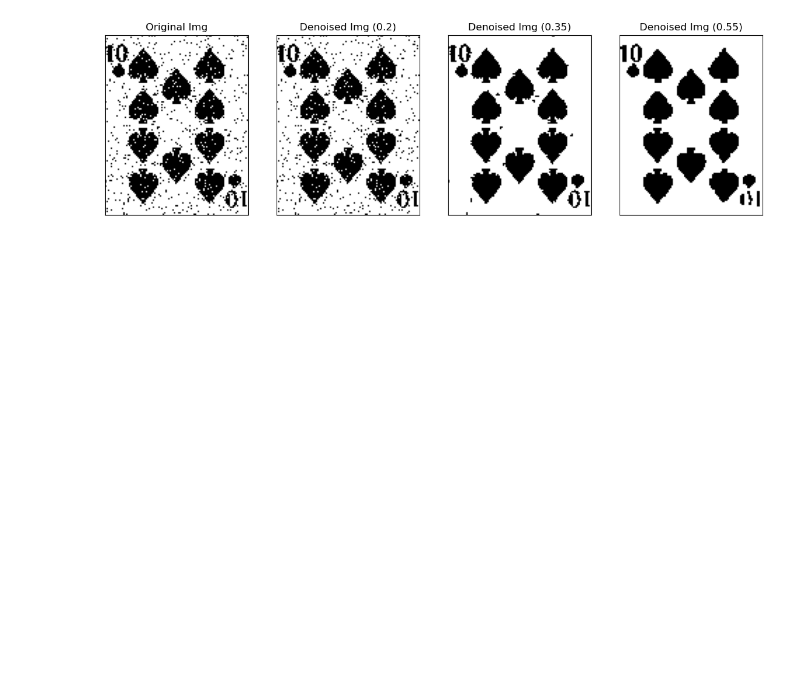
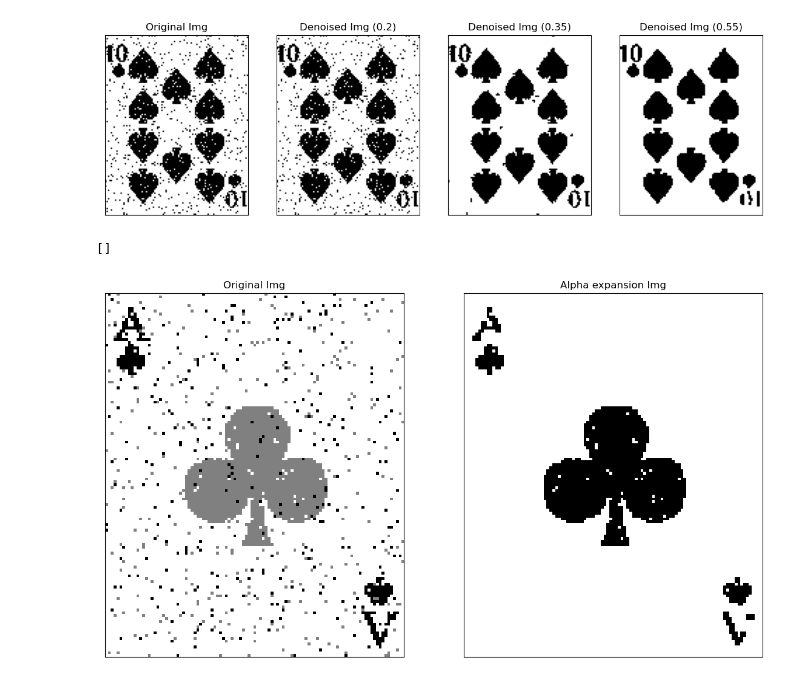
Before and after one commit to Patschwemm/CV_Course, a Jupyter notebook: Sheet05/sheet05.ipynb, the cells around one changed output. Drawn from its saved outputs; the diff is of its cells as text; code cells hidden in the pictures; blank space fills up the shorter version.

```diff
--- a/Sheet05/sheet05.ipynb
+++ b/Sheet05/sheet05.ipynb
@@ -11,3 +9,15 @@ Requirement already satisfied: pymaxflow in c:\users\felix\anaconda3\envs\sheet0
+# %%
+def bern(x, rho):
+    return (rho**x)*(1-rho)**(1-x)
+
+# def bern_0(rho):
+#     return bern(0, rho)
+
+# def bern_1(rho):
+#     return bern(1, rho)
+
+def unary_cost(x, rho):
+    return -np.log(bern(x, rho))
 # %%
 def question_3(img, rho=0.7, pairwise_cost_same=0.005, pairwise_cost_diff=0.2):
     # 1) Define Graph
@@ -17,8 +27,7 @@ def question_3(img, rho=0.7, pairwise_cost_same=0.005, pairwise_cost_diff=0.2):
     nodeids = g.add_grid_nodes(img.shape)
 
     # 3) Compute Unary cost
-    rho = 0.7
-    zcost = -np.log(rho**img * (1-rho)**(1-img))
+    unary = unary_cost(img, rho)
     g.add_grid_edges(nodeids, pairwise_cost_diff)
 
     # 4) Add terminal edges
@@ -58,28 +67,56 @@ for pairwise_cost_diff in pairwise_cost_diffs:
 # %%
 def question_4(img, rho=0.05):
     labels = np.unique(img).tolist()
 
     denoised_img = np.zeros_like(img)
     # Use Alpha expansion binary image for each label
 
     # 1) Define Graph
+    g = maxflow.Graph[float]()
 
     # 2) Add pixels as nodes
+    nodeids = g.add_grid_nodes(img.shape)
 
     # 3) Compute Unary cost
+    unary = unary_cost(img, rho)
+    g.add_grid_edges(nodeids, pairwise_cost_diff)
+
 
     # 4) Add terminal edges
+    g.add_grid_tedges(nodeids, img, 1-img)
+
 
     # 5) Add Node edges
 
     # 6) Maxflow
+    g.maxflow()
 
-    # Do not use the close button on image window to close, instead press enter (or any other key) to close windows.
-    cv2.imshow('Original Img', img)
-    cv2.imshow('Denoised Img', denoised_img), cv2.waitKey(0), cv2.destroyAllWindows()
+
+    sgm = g.get_grid_segments(nodeids)
+    img2 = np.int_(np.logical_not(sgm))
+
+    return img2
+
+
+
 
 image_q4 = cv2.imread('./images/noise2.png', cv2.IMREAD_GRAYSCALE)
 
 # Call solution for question 4,
 # depending on your implementation you may need to change the value of rho
-question_4(image_q4, rho=0.04)
+denoised = question_4(image_q4, rho=0.04)
+
+
+_, ax = plt.subplots(1, 2, figsize=(14, 8))
+ax[0].set_title("Original Img")
+ax[0].imshow(image_q4, norm=None, cmap="gray")
+ax[0].set_xticks([])
+ax[0].set_yticks([])
+
+ax[1].set_title("Alpha expansion Img")
+ax[1].imshow(denoised, norm=None, cmap="gray")
+ax[1].set_xticks([])
+ax[1].set_yticks([])
+# %% [output]
+[]
+[figure, added]
```
Also changed, not shown: parts of 1 cell of this notebook.
